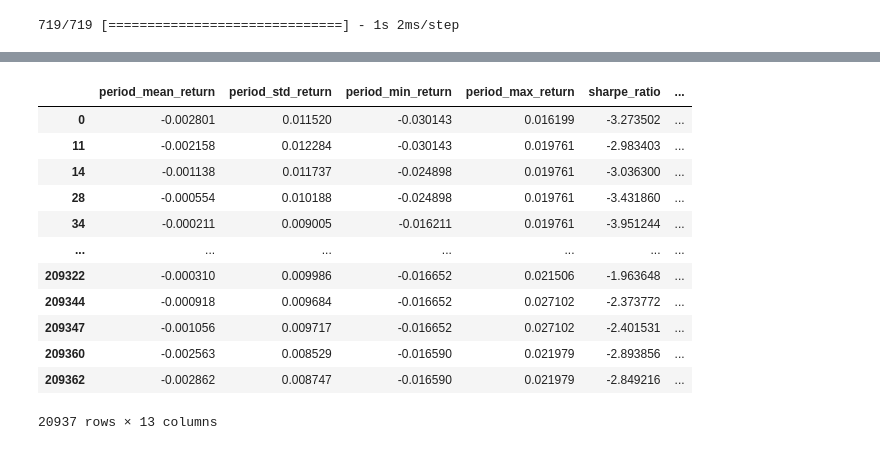
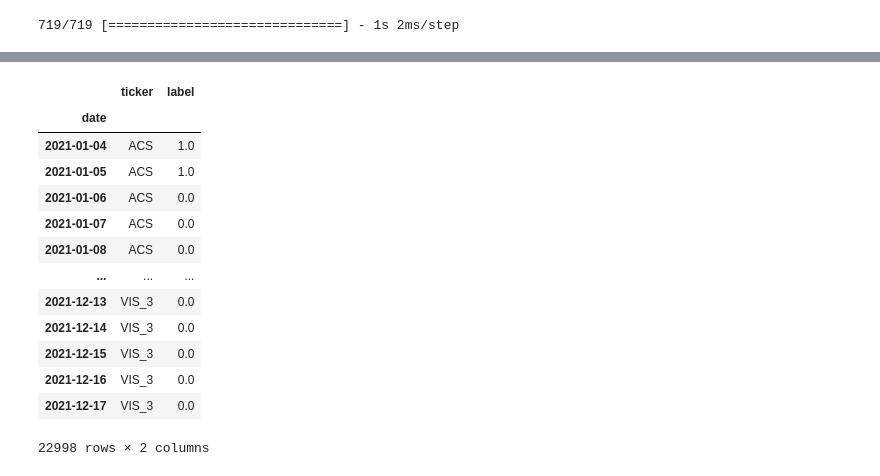
Before and after one commit to tintenderete/TFM, a Jupyter notebook: prueba_red_neuronal_fija_categorico.ipynb, the cells around one changed output, grey strips where cells are left out. Drawn from its saved outputs; the diff is of its cells as text; code cells hidden in the pictures.

```diff
--- a/prueba_red_neuronal_fija_categorico.ipynb
+++ b/prueba_red_neuronal_fija_categorico.ipynb
@@ -357,16 +528,2 @@ dataset_2
 # %%
 dataset_2.sort_values('date', inplace=True)
-# %%
-for c in range(0, returns.shape[1] - 2):
-
-    period_data = returns.iloc[:,[c,-2,-1]].dropna()
-    returns_act = period_data.iloc[:,0]
-    returns_risk_free_rate = period_data.iloc[:,-1]
-    returns_benchmark = period_data.iloc[:,-2]
-
-    for i in range(period_data.shape[0] - DIAS):
-        previous_period_act = returns_act[i:DIAS+i]
-        days_in_index = DIAS + i
-        date = previous_period_act.index[-1]
-        dataset_2.loc[(dataset_2['date']==date) & (dataset_2['ticker']==c)]['days_in_index'] = days_in_index
-    print(dataset_2.loc[(dataset_2['date']==date) & (dataset_2['ticker']==c)]['days_in_index'])
@@ -444,0 +631,18 @@ _________________________________________________________________
+# %%
+input = Input(shape=(X_train_scaled.shape[1],))
+
+layer_1 = Dense(12, activation='relu', kernel_regularizer=L2(0.0001))(input)
+dropout_1 = Dropout(0.1)(layer_1)
+layer_2 = Dense(6, activation='relu', kernel_regularizer=L2(0.0001))(dropout_1)
+dropout_2 = Dropout(0.1)(layer_2)
+layer_3 = Dense(3, activation='relu', kernel_regularizer=L2(0.0001))(dropout_2)
+dropout_3 = Dropout(0.1)(layer_3)
+flatten = Flatten()(dropout_3)
+
+output = Dense(1, activation='sigmoid')(flatten)
+
+model = Model(inputs=input, outputs=output)
+
+model.summary()
+
+model.compile(optimizer=Adam(learning_rate=0.0001), loss='binary_crossentropy',metrics=['accuracy'])
@@ -515,5 +723,6 @@ plt.show()
 # %%
-y_pred = model.predict(X_test_scaled)
+y_pred_probas = model.predict(X_test_scaled)
+y_pred = y_pred_probas.copy()
 # %% [output]
 719/719 [==============================] - 1s 2ms/step
 # %%
@@ -572,2 +790,3 @@ predictions = predictions.rename(columns={0:'y_pred','label':'y_test'})
 # %%
 predictions['y_pred'] = predictions['y_pred'].astype('int')
+predictions['y_test'] = predictions['y_test'].astype('int')
@@ -592,16 +848,19 @@ dataset_results[(dataset_results['sharpe_ratio'] > 0) & (dataset_results['label'
 # %%
-dataset_2.iloc[dataset.iloc[predictions['index']].index].sort_index()
+portfolios = dataset.iloc[dataset.iloc[predictions['index']].index].sort_index()[['ticker', 'date', 'label']]
+portfolios.set_index('date', inplace=True, drop=True)
+portfolios
 # %% [output]
-|  | period_mean_return | period_std_return | period_min_return | period_max_return | sharpe_ratio | ... |
-| 0 | -0.002801 | 0.011520 | -0.030143 | 0.016199 | -3.273502 | ... |
-| 11 | -0.002158 | 0.012284 | -0.030143 | 0.019761 | -2.983403 | ... |
-| 14 | -0.001138 | 0.011737 | -0.024898 | 0.019761 | -3.036300 | ... |
-| 28 | -0.000554 | 0.010188 | -0.024898 | 0.019761 | -3.431860 | ... |
-| 34 | -0.000211 | 0.009005 | -0.016211 | 0.019761 | -3.951244 | ... |
-| ... | ... | ... | ... | ... | ... | ... |
-| 209322 | -0.000310 | 0.009986 | -0.016652 | 0.021506 | -1.963648 | ... |
-| 209344 | -0.000918 | 0.009684 | -0.016652 | 0.027102 | -2.373772 | ... |
-| 209347 | -0.001056 | 0.009717 | -0.016652 | 0.027102 | -2.401531 | ... |
-| 209360 | -0.002563 | 0.008529 | -0.016590 | 0.021979 | -2.893856 | ... |
-| 209362 | -0.002862 | 0.008747 | -0.016590 | 0.021979 | -2.849216 | ... |
+|  | ticker | label |
+| date |  |  |
+| 2021-01-04 | ACS | 1.0 |
+| 2021-01-05 | ACS | 1.0 |
+| 2021-01-06 | ACS | 0.0 |
+| 2021-01-07 | ACS | 0.0 |
+| 2021-01-08 | ACS | 0.0 |
+| ... | ... | ... |
+| 2021-12-13 | VIS_3 | 0.0 |
+| 2021-12-14 | VIS_3 | 0.0 |
+| 2021-12-15 | VIS_3 | 0.0 |
+| 2021-12-16 | VIS_3 | 0.0 |
+| 2021-12-17 | VIS_3 | 0.0 |
-20937 rows × 13 columns
+22998 rows × 2 columns
```
Also changed, not shown: parts of 49 cells of this notebook, 4 other files.
